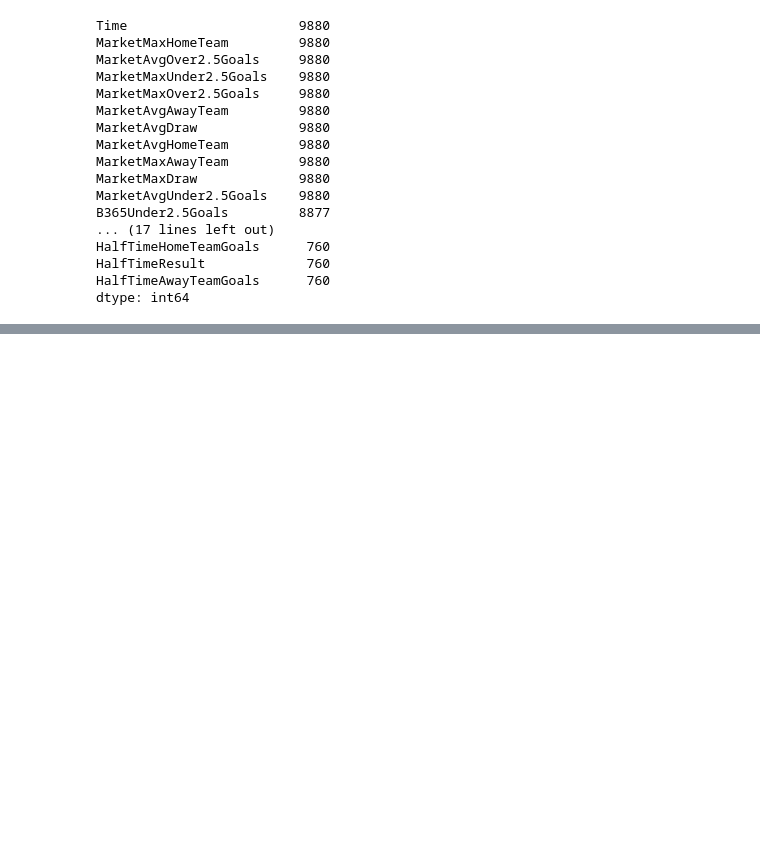
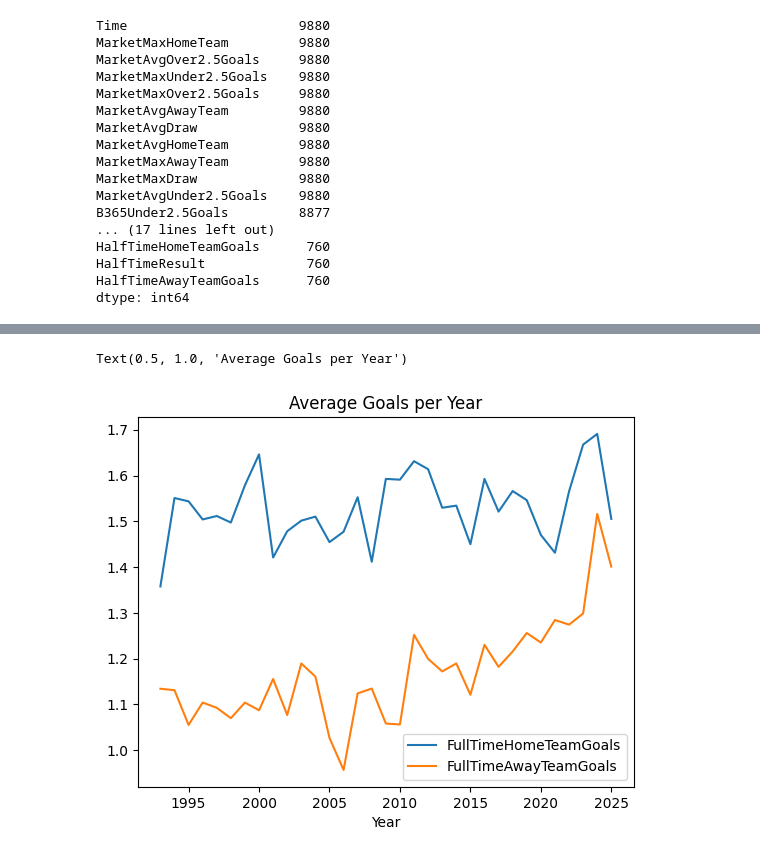
Before and after one commit to javieryeow/premier-league-score-predictor, a Jupyter notebook: notebooks/eda.ipynb, the cells around one changed output, grey strips where cells are left out. Saved outputs shown, nothing was run; the diff lists cells and outputs as text; code cells hidden in the pictures; blank space fills up the shorter version.

```diff
--- a/notebooks/eda.ipynb
+++ b/notebooks/eda.ipynb
@@ -56,0 +82,12 @@ dtype: int64
+# %%
+# scoring patterns over time
+
+# convert date to datetime
+df["Date"] = pd.to_datetime(df["Date"], errors="coerce")
+df["Year"] = df["Date"].dt.year
+
+df.groupby("Year")[["FullTimeHomeTeamGoals", "FullTimeAwayTeamGoals"]].mean().plot()
+plt.title("Average Goals per Year")
+# %% [output]
+Text(0.5, 1.0, 'Average Goals per Year')
+[figure, added]
```
Also changed, not shown: parts of 5 cells of this notebook, 4 other files.
